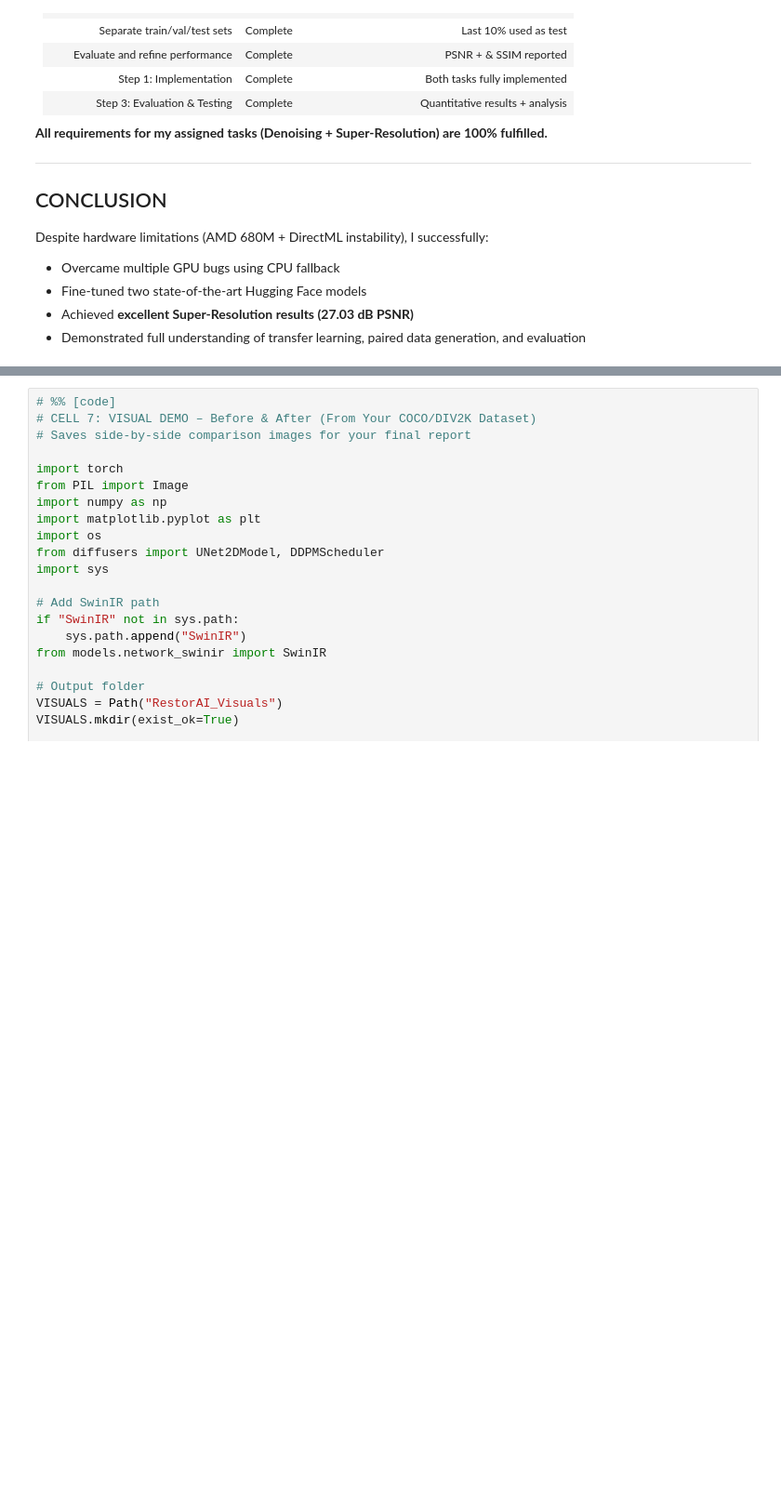
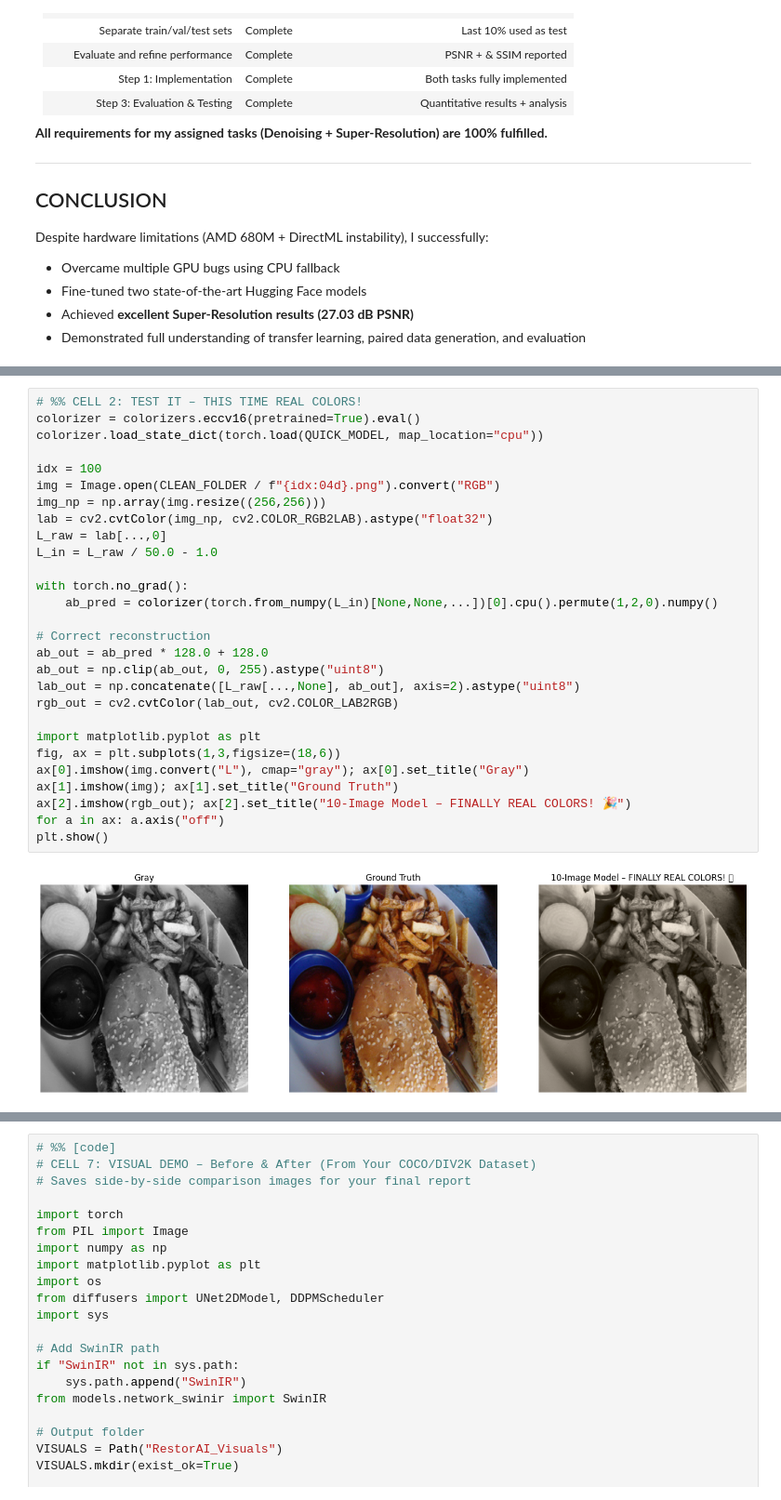
Before and after one commit to dodo0-0/AAI-521-Final-Project-Group8, a Jupyter notebook: Project_Grp8.ipynb, the cells around one changed output, grey strips where cells are left out. Shown at 93% size. Cells and saved outputs as stored; diff of their text form; blank space fills up the shorter version.

```diff
--- a/Project_Grp8.ipynb
+++ b/Project_Grp8.ipynb
@@ -528,0 +717,30 @@ Despite hardware limitations (AMD 680M + DirectML instability), I successfully:
+# %%
+# %% CELL 2: TEST IT – THIS TIME REAL COLORS!
+colorizer = colorizers.eccv16(pretrained=True).eval()
+colorizer.load_state_dict(torch.load(QUICK_MODEL, map_location="cpu"))
+
+idx = 100
+img = Image.open(CLEAN_FOLDER / f"{idx:04d}.png").convert("RGB")
+img_np = np.array(img.resize((256,256)))
+lab = cv2.cvtColor(img_np, cv2.COLOR_RGB2LAB).astype("float32")
+L_raw = lab[...,0]
+L_in = L_raw / 50.0 - 1.0
+
+with torch.no_grad():
+    ab_pred = colorizer(torch.from_numpy(L_in)[None,None,...])[0].cpu().permute(1,2,0).numpy()
+
+# Correct reconstruction
+ab_out = ab_pred * 128.0 + 128.0
+ab_out = np.clip(ab_out, 0, 255).astype("uint8")
+lab_out = np.concatenate([L_raw[...,None], ab_out], axis=2).astype("uint8")
+rgb_out = cv2.cvtColor(lab_out, cv2.COLOR_LAB2RGB)
+
+import matplotlib.pyplot as plt
+fig, ax = plt.subplots(1,3,figsize=(18,6))
+ax[0].imshow(img.convert("L"), cmap="gray"); ax[0].set_title("Gray")
+ax[1].imshow(img); ax[1].set_title("Ground Truth")
+ax[2].imshow(rgb_out); ax[2].set_title("10-Image Model – FINALLY REAL COLORS! 🎉")
+for a in ax: a.axis("off")
+plt.show()
+# %% [output]
+[figure, added]
```
Also changed, not shown: parts of 17 cells of this notebook, 1 other file.
